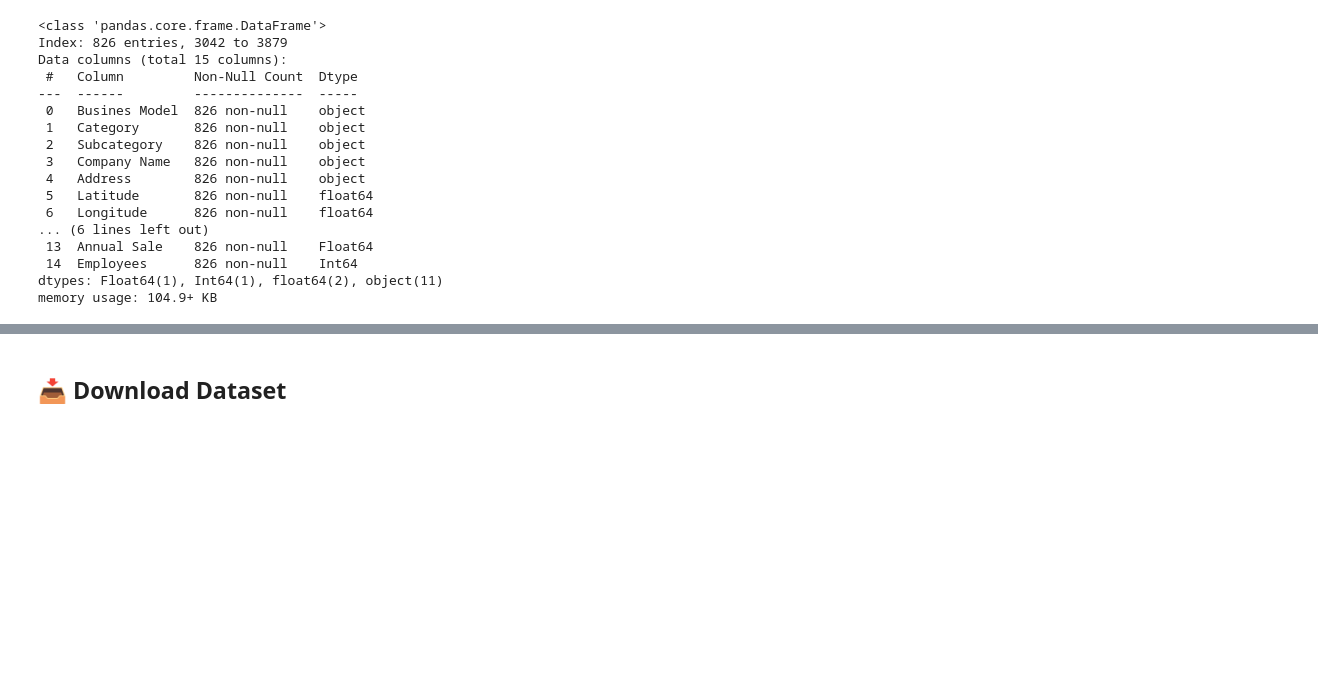
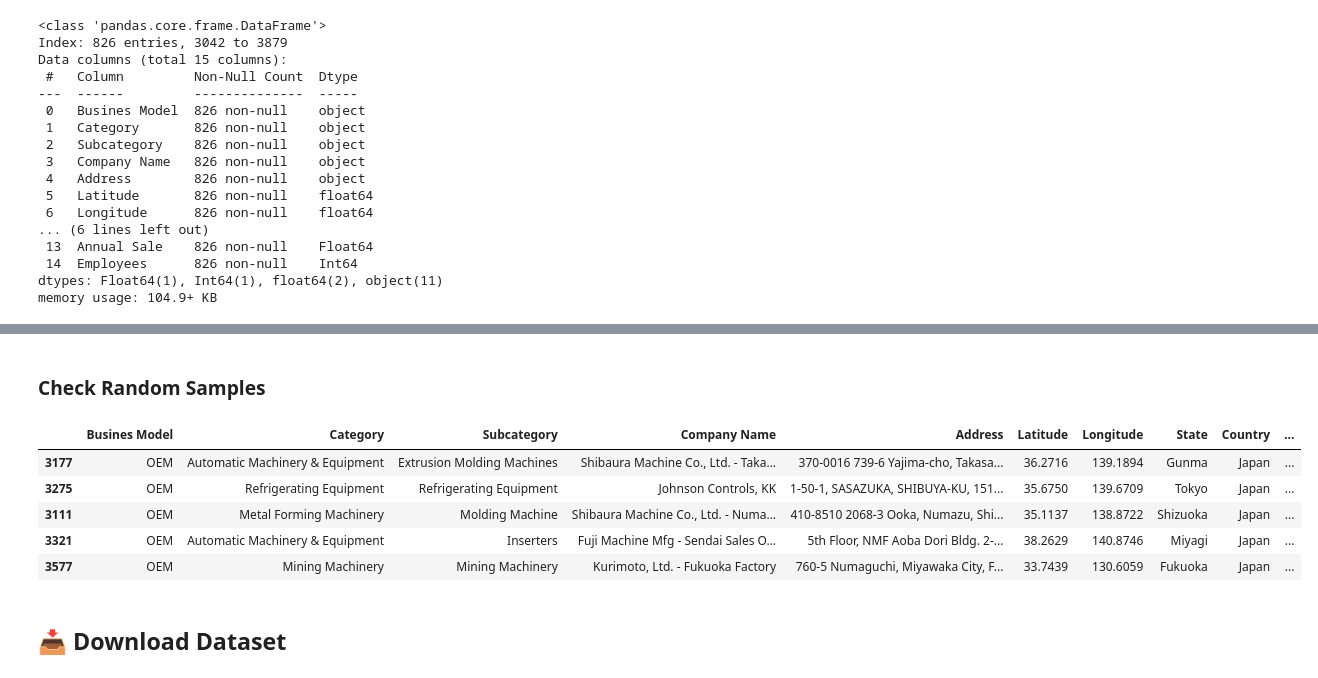
Before and after one commit to mitano-17/Nidec-Drives-Data-Cleaning, a Jupyter notebook: Dataset_C_3042-3879_Cleaner.ipynb, the cells around one changed output, grey strips where cells are left out. Cells and saved outputs as stored; diff of their text form; code cells hidden in the pictures; blank space fills up the shorter version.

```diff
--- a/Dataset_C_3042-3879_Cleaner.ipynb
+++ b/Dataset_C_3042-3879_Cleaner.ipynb
@@ -788,6 +834,17 @@ C_df.describe()
 | 50% | 35.113700 | 136.630100 | 836072741.25 | 2911.0 |
 | 75% | 35.670600 | 139.740400 | 1067872480.25 | 3507.0 |
 | max | 43.107200 | 141.958600 | 1685492700.0 | 7104.0 |
+# %% [markdown]
+<h3>Check Random Samples</h3>
+# %%
+C_df.sample(5)
+# %% [output]
+|  | Busines Model | Category | Subcategory | Company Name | Address | Latitude | Longitude | State | Country | ... |
+| 3177 | OEM | Automatic Machinery & Equipment | Extrusion Molding Machines | Shibaura Machine Co., Ltd. - Taka... | 370-0016 739-6 Yajima-cho, Takasa... | 36.2716 | 139.1894 | Gunma | Japan | ... |
+| 3275 | OEM | Refrigerating Equipment | Refrigerating Equipment | Johnson Controls, KK | 1-50-1, SASAZUKA, SHIBUYA-KU, 151... | 35.6750 | 139.6709 | Tokyo | Japan | ... |
+| 3111 | OEM | Metal Forming Machinery | Molding Machine | Shibaura Machine Co., Ltd. - Numa... | 410-8510 2068-3 Ooka, Numazu, Shi... | 35.1137 | 138.8722 | Shizuoka | Japan | ... |
+| 3321 | OEM | Automatic Machinery & Equipment | Inserters | Fuji Machine Mfg - Sendai Sales O... | 5th Floor, NMF Aoba Dori Bldg. 2-... | 38.2629 | 140.8746 | Miyagi | Japan | ... |
+| 3577 | OEM | Mining Machinery | Mining Machinery | Kurimoto, Ltd. - Fukuoka Factory | 760-5 Numaguchi, Miyawaka City, F... | 33.7439 | 130.6059 | Fukuoka | Japan | ... |
 # %% [markdown]
 <h2>📥 Download Dataset</h2>
 # %% [markdown]
```
Also changed, not shown: parts of 33 cells of this notebook.
